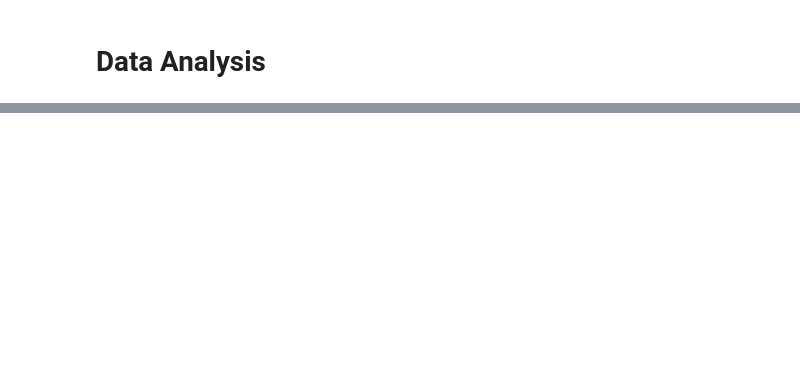
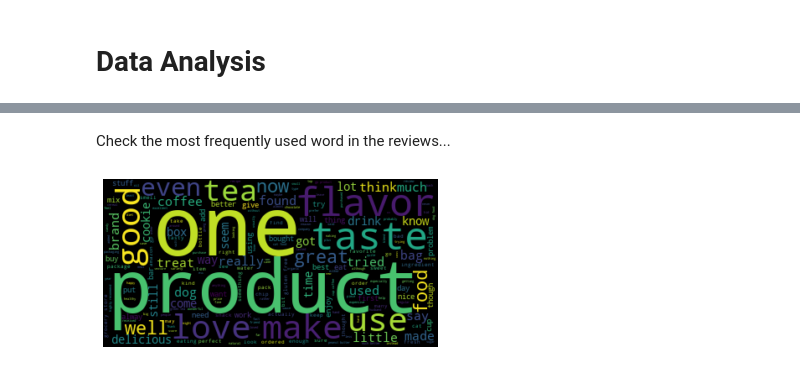
Before and after one commit to truongthuanr/self-learning-project, a Jupyter notebook: 05_SentimentAnalysis.ipynb, the cells around one changed output, grey strips where cells are left out. Drawn from its saved outputs; the diff is of its cells as text; code cells hidden in the pictures; blank space fills up the shorter version.

```diff
--- a/05_SentimentAnalysis.ipynb
+++ b/05_SentimentAnalysis.ipynb
@@ -38,2 +96,4 @@ import plotly.express as px
+# %%
+df_org.dropna(axis=0, inplace=True)
 # %%
 # Check product score
@@ -53,0 +109,3 @@ Name: Score, dtype: int64
+# %%
+num = round(len(df)*0.1)
+df = df_org.sample(frac=1, random_state=40)[:num]
@@ -53,0 +132,2 @@ Name: Score, dtype: int64
+# %% [markdown]
+Check the most frequently used word in the reviews...
@@ -53,0 +138,12 @@ Name: Score, dtype: int64
+# %%
+# Create stopwords list
+vocab = "".join(review for review in df.Text)
+stopwords = set(STOPWORDS)
+stopwords.update(["br", "href"])
+wordclouds = WordCloud(stopwords=stopwords).generate(vocab)
+# %%
+plt.imshow(wordclouds, interpolation='bilinear')
+plt.axis("off")
+plt.show()
+# %% [output]
+[figure, added]
```
Also changed, not shown: parts of 13 cells of this notebook.
